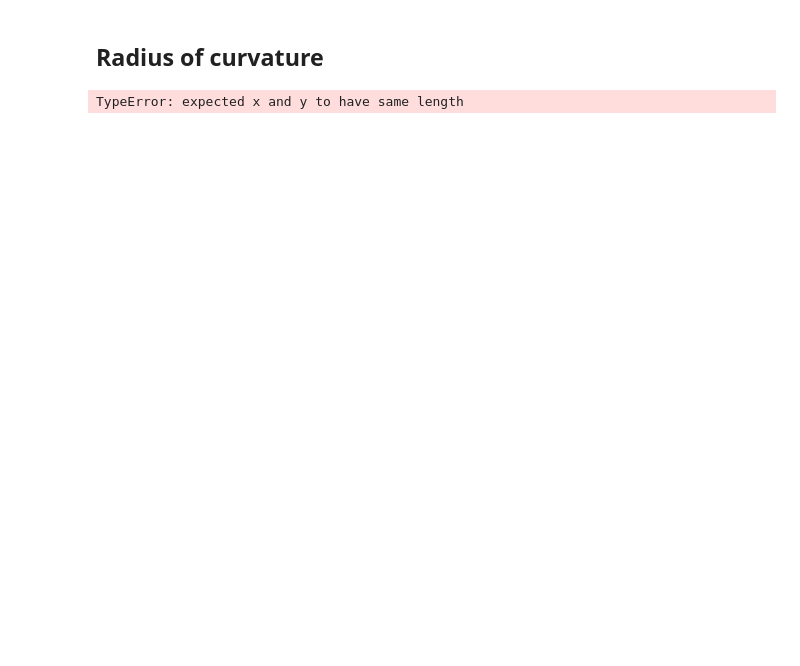
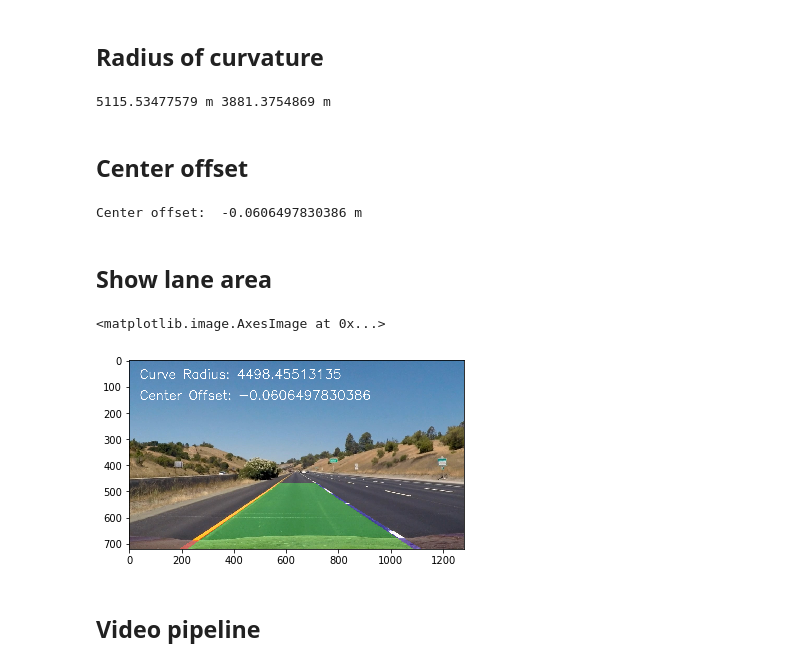
Before and after one commit to pgrv/CarND-Advanced-Lane-Lines, a Jupyter notebook: advenced-lane-lines.ipynb, the cells around one changed output. Saved outputs shown, nothing was run; the diff lists cells and outputs as text; code cells hidden in the pictures; blank space fills up the shorter version.

```diff
--- a/advenced-lane-lines.ipynb
+++ b/advenced-lane-lines.ipynb
@@ -331,13 +355,61 @@ plt.ylim(720, 0)
 ym_per_pix = 30/720 # meters per pixel in y dimension
 xm_per_pix = 3.7/900 # meters per pixel in x dimension
 
+y_eval = np.max(ploty)
+
 # Fit new polynomials to x,y in world space
-left_fit_cr = np.polyfit(ploty*ym_per_pix, leftx*xm_per_pix, 2)
-right_fit_cr = np.polyfit(ploty*ym_per_pix, rightx*xm_per_pix, 2)
+left_fit_cr = np.polyfit(lefty*ym_per_pix, leftx*xm_per_pix, 2)
+right_fit_cr = np.polyfit(righty*ym_per_pix, rightx*xm_per_pix, 2)
 # Calculate the new radii of curvature
 left_curverad = ((1 + (2*left_fit_cr[0]*y_eval*ym_per_pix + left_fit_cr[1])**2)**1.5) / np.absolute(2*left_fit_cr[0])
 right_curverad = ((1 + (2*right_fit_cr[0]*y_eval*ym_per_pix + right_fit_cr[1])**2)**1.5) / np.absolute(2*right_fit_cr[0])
 # Now our radius of curvature is in meters
 print(left_curverad, 'm', right_curverad, 'm')
 # %% [output]
-TypeError: expected x and y to have same length
+5115.53477579 m 3881.3754869 m
+# %% [markdown]
+## Center offset
+# %%
+car_position = binary_warped.shape[1]/2
+l_fit_x_int = left_fit[0]*binary_warped.shape[0]**2 + left_fit[1]*binary_warped.shape[0] + left_fit[2]
+r_fit_x_int = right_fit[0]*binary_warped.shape[0]**2 + right_fit[1]*binary_warped.shape[0] + right_fit[2]
+lane_center_position = (r_fit_x_int + l_fit_x_int) /2
+center_offset = (car_position - lane_center_position) * xm_per_pix
+
+print('Center offset: ', center_offset, 'm')
+# %% [output]
+Center offset:  -0.0606497830386 m
+# %% [markdown]
+## Show lane area
+# %%
+test_img1 = cv2.cvtColor(cv2.imread('test_images/straight_lines1.jpg'), cv2.COLOR_BGR2RGB)
+Minv = cv2.getPerspectiveTransform(dst, src)
+
+# Create an image to draw the lines on
+warp_zero = np.zeros_like(binary_warped).astype(np.uint8)
+color_warp = np.dstack((warp_zero, warp_zero, warp_zero))
+
+# Recast the x and y points into usable format for cv2.fillPoly()
+pts_left = np.array([np.transpose(np.vstack([left_fitx, ploty]))])
+pts_right = np.array([np.flipud(np.transpose(np.vstack([right_fitx, ploty])))])
+pts = np.hstack((pts_left, pts_right))
+
+# Draw the lane onto the warped blank image
+cv2.fillPoly(color_warp, np.int_([pts]), (0,255, 0))
+cv2.polylines(color_warp, np.int32([pts_left]), isClosed=False, color=(255,0,0), thickness=30)
+cv2.polylines(color_warp, np.int32([pts_right]), isClosed=False, color=(0,0,255), thickness=30)
+
+#cv2.putText(color_warp,'Curve Radius: '+str((left_curverad+right_curverad)/2),(40,70), cv2.FONT_HERSHEY_SIMPLEX, 1.6,(255,255,255),2,cv2.LINE_AA)
+
+# Warp the blank back to original image space using inverse perspective matrix (Minv)
+newwarp = cv2.warpPerspective(color_warp, Minv, (binary_warped.shape[1], binary_warped.shape[0]))
+# Combine the result with the original image
+result = cv2.addWeighted(test_img1, 1, newwarp, 0.3, 0)
+cv2.putText(result,'Curve Radius: '+str((left_curverad+right_curverad)/2),(40,70), cv2.FONT_HERSHEY_SIMPLEX, 1.6,(255,255,255),2,cv2.LINE_AA)
+cv2.putText(result,'Center Offset: '+str(center_offset),(40,150), cv2.FONT_HERSHEY_SIMPLEX, 1.6,(255,255,255),2,cv2.LINE_AA)
+plt.imshow(result)
+# %% [output]
+<matplotlib.image.AxesImage at 0x...>
+[figure, added]
+# %% [markdown]
+## Video pipeline
```
Also changed, not shown: parts of 9 cells of this notebook, 2 other files.
